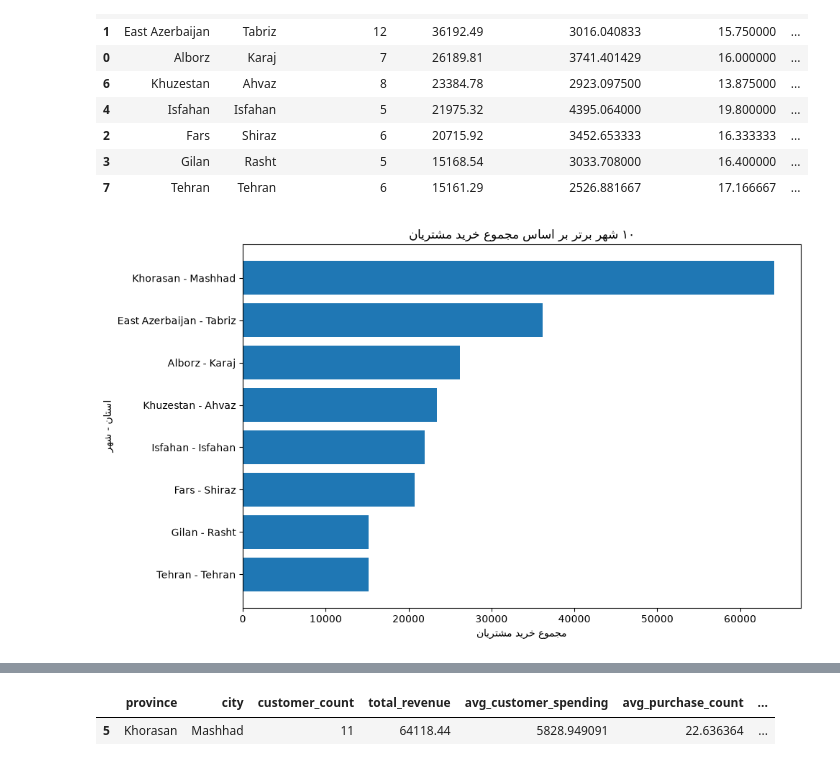
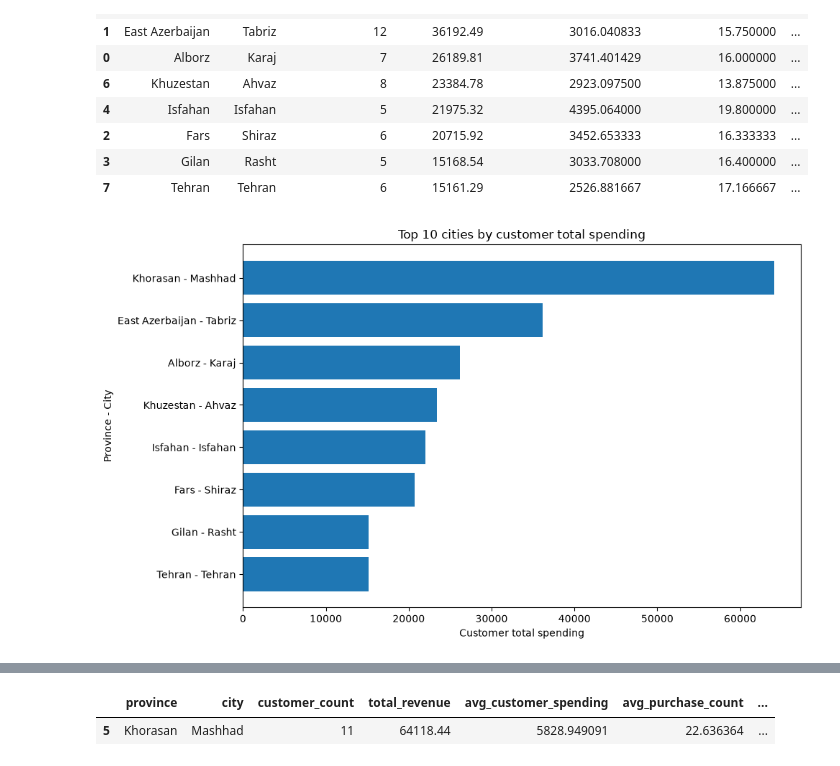
Before and after one commit to AradPilevarJavid/studybuild-customer-analysis-02, a Jupyter notebook: submissions/m-safari/customer_analytics_m-safari.ipynb, the cells around one changed output, grey strips where cells are left out. Cells and saved outputs as stored; diff of their text form; code cells hidden in the pictures.

```diff
--- a/submissions/m-safari/customer_analytics_m-safari.ipynb
+++ b/submissions/m-safari/customer_analytics_m-safari.ipynb
@@ -135,14 +135,14 @@ display(top_cities_total_revenue.sort_values("total_revenue", ascending=False))
 # %%
 labels = top_cities_total_revenue["province"] + " - " + top_cities_total_revenue["city"]
 plt.figure(figsize=(10, 6))
 plt.barh(labels, top_cities_total_revenue["total_revenue"])
-plt.title("۱۰ شهر برتر بر اساس مجموع خرید مشتریان")
-plt.xlabel("مجموع خرید مشتریان")
-plt.ylabel("استان - شهر")
+plt.title("Top 10 cities by customer total spending")
+plt.xlabel("Customer total spending")
+plt.ylabel("Province - City")
 plt.tight_layout()
 plt.show()
 # %% [output]
-[figure, old version]
+[figure, new version]
 # %%
 plt.figure(figsize=(10, 6))
 plt.barh(labels, top_cities_avg_customer_spending["avg_customer_spending"])
```
Also changed, not shown: parts of 2 cells of this notebook, 1 other file.
